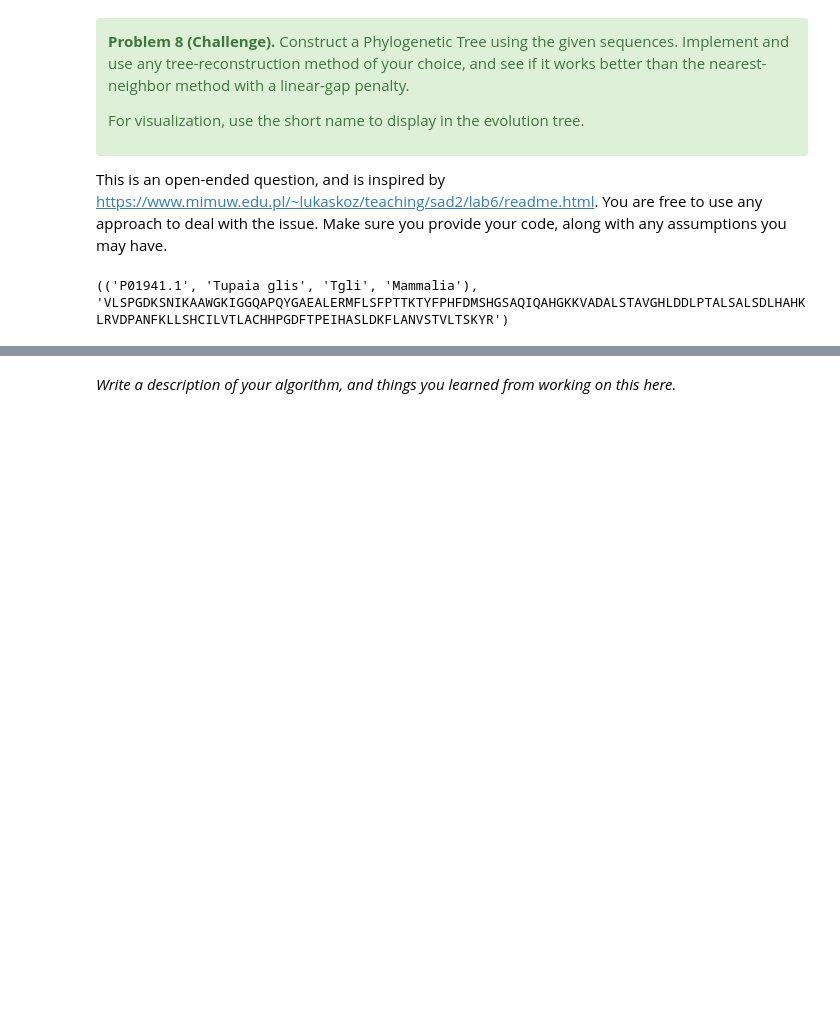
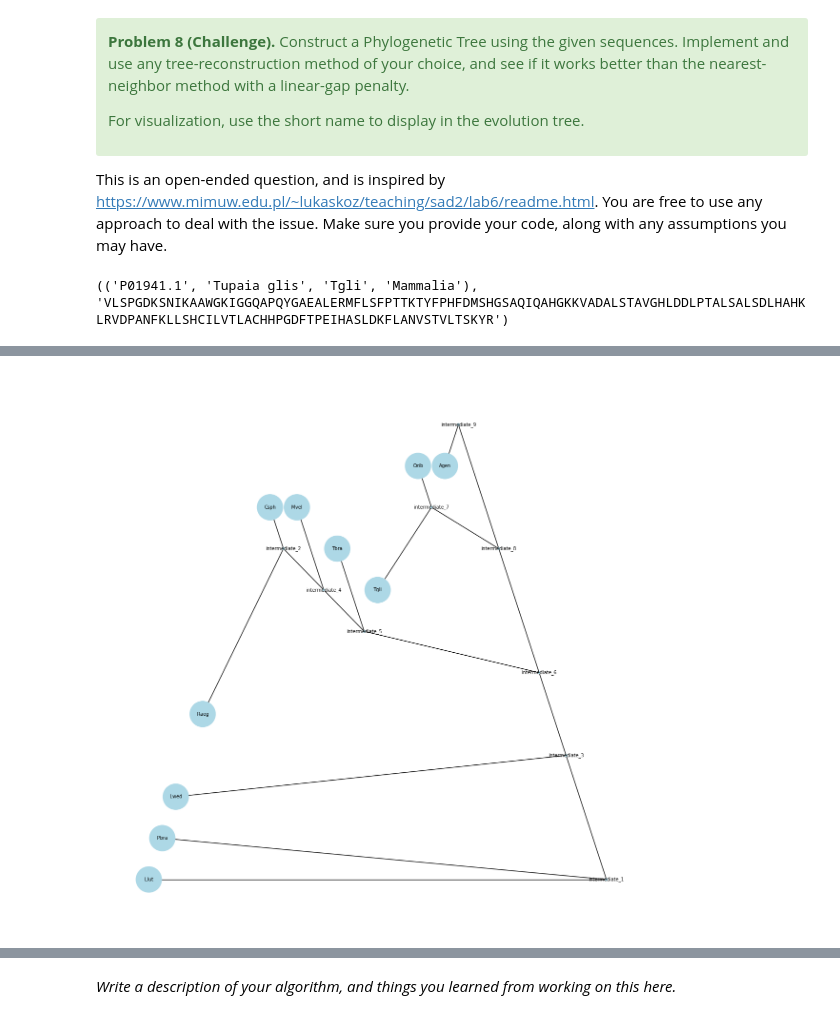
Before and after one commit to Ann924/Project-2-2022F, a Jupyter notebook: project2.ipynb, the cells around one changed output, grey strips where cells are left out. Saved outputs shown, nothing was run; the diff lists cells and outputs as text; code cells hidden in the pictures; blank space fills up the shorter version.

```diff
--- a/project2.ipynb
+++ b/project2.ipynb
@@ -1189,0 +1390,2 @@ print(sequences[0])
+# %%
+G = construct_alignment_upgma(distances, seq_names)
@@ -1189,0 +1402,4 @@ print(sequences[0])
+# %%
+draw_graph_small(G)
+# %% [output]
+[figure, added]
```
Also changed, not shown: parts of 17 cells of this notebook.
